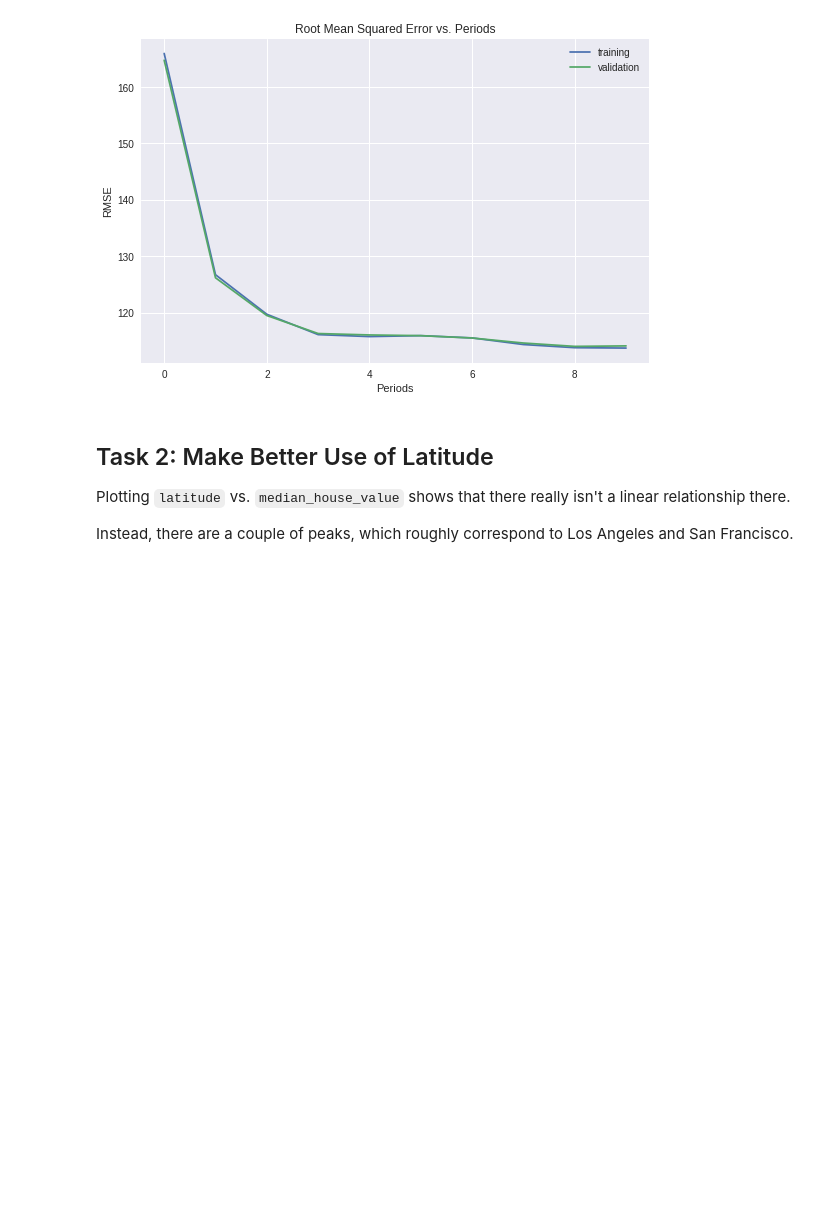
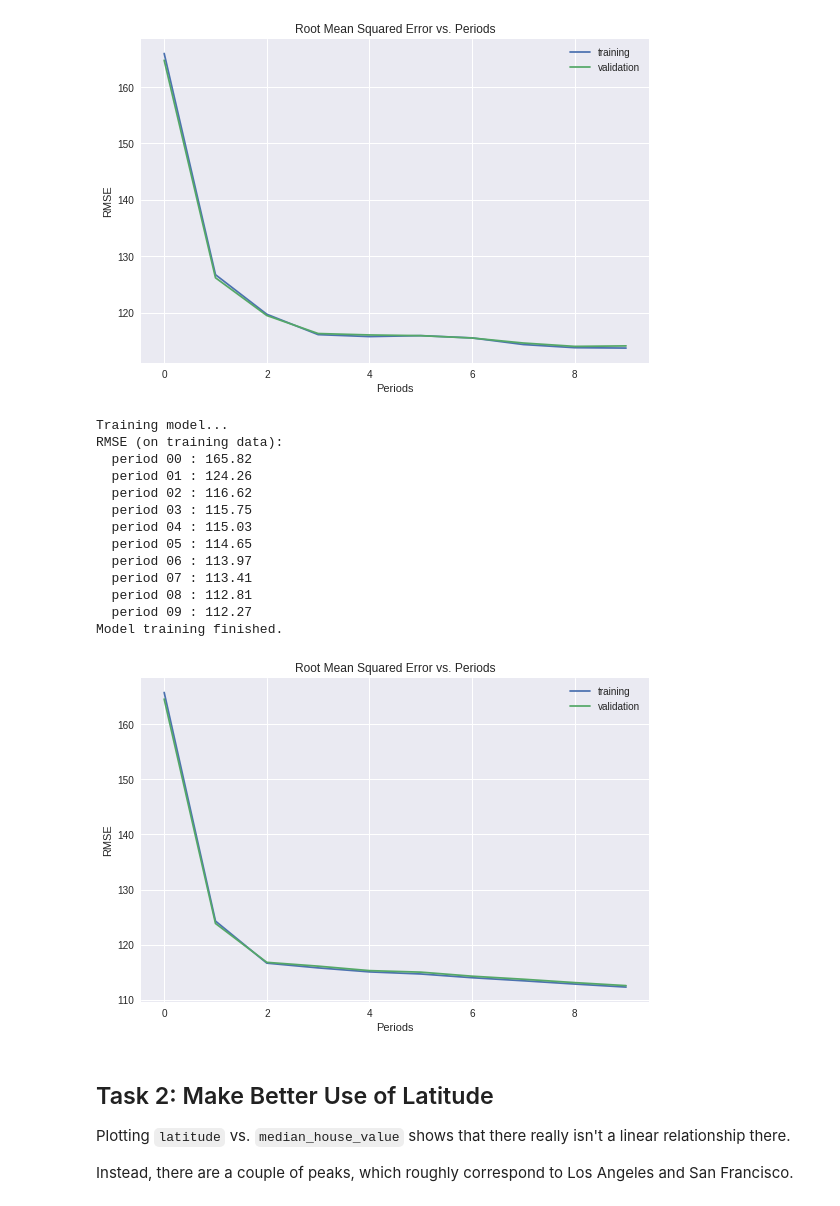
Before and after one commit to tenvol/tsf00, a Jupyter notebook: feature_sets.ipynb, the cells around one changed output. Saved outputs shown, nothing was run; the diff lists cells and outputs as text; code cells hidden in the pictures; blank space fills up the shorter version.

```diff
--- a/feature_sets.ipynb
+++ b/feature_sets.ipynb
@@ -651,6 +651,39 @@ RMSE (on training data):
   period 09 : 113.75
 Model training finished.
 [figure]
+# %%
+minimal_features = [
+  "median_income",
+  "rooms_per_person",
+  "latitude",
+]
+
+minimal_training_examples = training_examples[minimal_features]
+minimal_validation_examples = validation_examples[minimal_features]
+
+_ = train_model(
+    learning_rate=0.01,
+    steps=500,
+    batch_size=5,
+    training_examples=minimal_training_examples,
+    training_targets=training_targets,
+    validation_examples=minimal_validation_examples,
+    validation_targets=validation_targets)
+# %% [output]
+Training model...
+RMSE (on training data):
+  period 00 : 165.82
+  period 01 : 124.26
+  period 02 : 116.62
+  period 03 : 115.75
+  period 04 : 115.03
+  period 05 : 114.65
+  period 06 : 113.97
+  period 07 : 113.41
+  period 08 : 112.81
+  period 09 : 112.27
+Model training finished.
+[figure, added]
 # %% [markdown]
 ## Task 2: Make Better Use of Latitude
 
```
